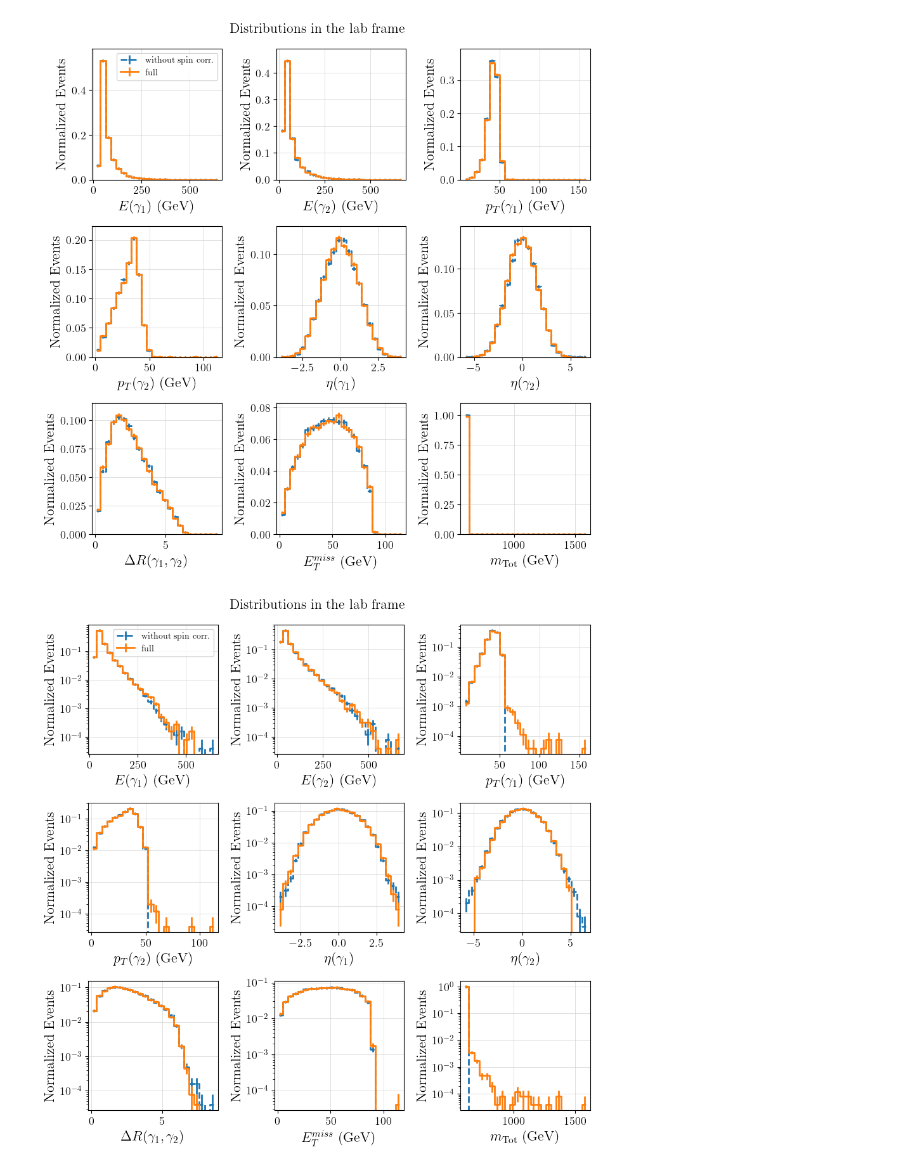
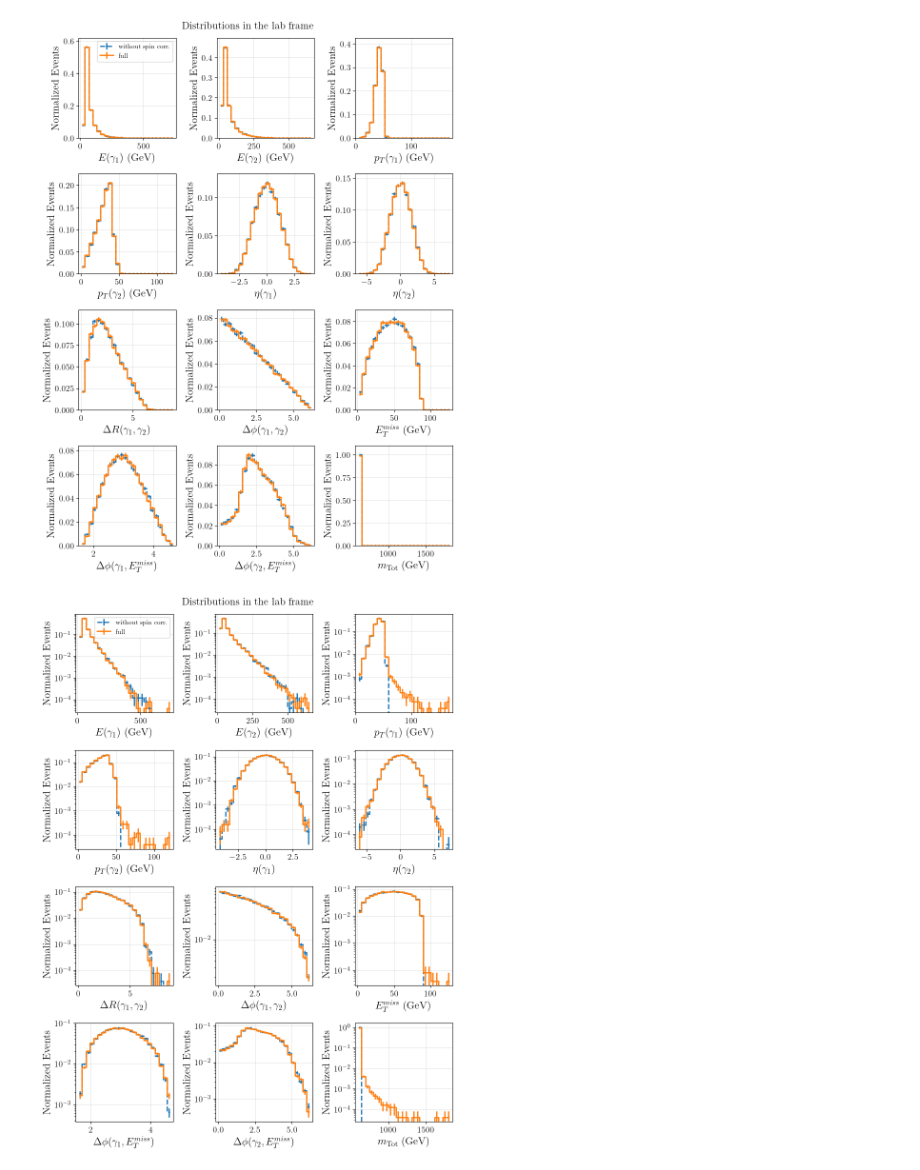
Before and after one commit to andlessa/back2futureTrigger, a Jupyter notebook: spin_dists.ipynb, the cells around one changed output. Drawn from its saved outputs; the diff is of its cells as text; code cells hidden in the pictures.

```diff
--- a/spin_dists.ipynb
+++ b/spin_dists.ipynb
@@ -40,10 +40,9 @@ def add(ptcList,**kwargs):
     return ptcTot
 # %%
 files = {
-         'without spin corr.' : './pp2Sd/Events/run_02_decayed_1/unweighted_events.lhe.gz',
-        #  'with spin corr.' : './pp2Sd/Events/run_02_decayed_4/unweighted_events.lhe.gz',
-        #  'decay' : './pp2chi0chi0Decays/Events/run_01/unweighted_events.lhe.gz',
-         'full' : './pp2chi0chi0/Events/run_04/unweighted_events.lhe.gz',
+         'without spin corr.' : './pp2Sd/Events/run_01_decayed_1/unweighted_events.lhe.gz',
+        #  'with spin corr.' : './pp2Sd/Events/run_01_decayed_2/unweighted_events.lhe.gz',
+         'full' : './pp2chi0chi0/Events/run_01/unweighted_events.lhe.gz',
          }
 
 pT = {}
@@ -54,7 +53,7 @@ cols = ['label',r'$E(\gamma_1)$ (GeV)', r'$E(\gamma_2)$ (GeV)',r'$p_T(\gamma_1)$
         r'$\Delta R(\gamma_1,\gamma_2)$',r'$\Delta \phi (\gamma_1,\gamma_2)$',r'$E_{T}^{miss}$ (GeV)',
         r'$\Delta \phi(\gamma_1,E_{T}^{miss})$',r'$\Delta \phi(\gamma_2,E_{T}^{miss})$', r'$m_{\rm Tot}$ (GeV)']
 
-nmax = 25000
+nmax = -1
 dataList = []
 for label,f in files.items():
     ievt = 0
@@ -98,8 +97,6 @@ for label,f in files.items():
 df = pd.DataFrame(columns=cols,data=dataList)
 # %%
 plot_variables = [c for c in df.columns if c not in ['label']]
-plot_variables = [c for c in plot_variables[:] if 'phi' not in c]
-plot_variables = [c for c in plot_variables[:] if r'm(\chi_0' not in c]
 
 
 ncols = 3
@@ -115,42 +112,37 @@ axarr = np.array(axes).reshape(-1)
 for i,var in enumerate(plot_variables):
     v_max, v_min = df[var].max(),df[var].min()
     bins = np.linspace(v_min,v_max,25)
     bin_centers = 0.5*(bins[1:] + bins[:-1])
     ax = axarr[i]
     ymax = 0.0
     for label in df['label'].unique():
         if 'full' in label:
             ls = 'solid'
         else:
             ls = 'dashed'
         data = df[df['label'] == label]
-        ## Filter for on-shell events:
-        # data = data[np.abs(df[r'$m(\chi_1 (1))$ (GeV)']-df[r'$m(\chi_1 (1))$ (GeV)'].mean()) < 1.0]
-        # data = data[np.abs(df[r'$m(\chi_1 (2))$ (GeV)']-df[r'$m(\chi_1 (2))$ (GeV)'].mean()) < 1.0]
-        # data = data[np.abs(df[r'$m(S)$ (GeV)']-df[r'$m(S)$ (GeV)'].mean()) < 1.0]
         y,_ = np.histogram(data[var], bins=bins)
         yerr = np.sqrt(y)
         norm = sum(y)
         y = y/norm
         ymax = max(ymax,y.max())
         yerr = yerr/norm
         ax.errorbar(bin_centers,y,yerr = yerr,marker = '.',drawstyle = 'steps-mid',
                  label=label,linewidth=2,linestyle=ls)
     ax.set_xlabel(var)
     ax.set_ylabel('Normalized Events')
     if i == 0:
         ax.legend()
     ax.set_ylim(0.0,1.1*ymax)
     # ax.set_yscale('log')
 fig.suptitle("Distributions in the lab frame")
 plt.tight_layout()
+plt.savefig('spin_dists.png')
 plt.show()
 # %% [output]
-[figure, old version]
+[figure, new version]
 # %%
 plot_variables = [c for c in df.columns if c not in ['label']]
-plot_variables = [c for c in plot_variables[:] if 'phi' not in c]
-plot_variables = [c for c in plot_variables[:] if r'm(\chi_0' not in c]
 
 
 ncols = 3
@@ -175,10 +167,6 @@ for i,var in enumerate(plot_variables):
         else:
             ls = 'dashed'
         data = df[df['label'] == label]
-        ## Filter for on-shell events:
-        # data = data[np.abs(df[r'$m(\chi_1 (1))$ (GeV)']-df[r'$m(\chi_1 (1))$ (GeV)'].mean()) < 1.0]
-        # data = data[np.abs(df[r'$m(\chi_1 (2))$ (GeV)']-df[r'$m(\chi_1 (2))$ (GeV)'].mean()) < 1.0]
-        # data = data[np.abs(df[r'$m(S)$ (GeV)']-df[r'$m(S)$ (GeV)'].mean()) < 1.0]
         y,_ = np.histogram(data[var], bins=bins)
         yerr = np.sqrt(y)
         norm = sum(y)
@@ -195,6 +183,7 @@ for i,var in enumerate(plot_variables):
     ax.set_yscale('log')
 fig.suptitle("Distributions in the lab frame")
 plt.tight_layout()
+plt.savefig('spin_dists_log.png')
 plt.show()
 # %% [output]
-[figure, old version]
+[figure, new version]
```
Also changed, not shown: 3 other files.
